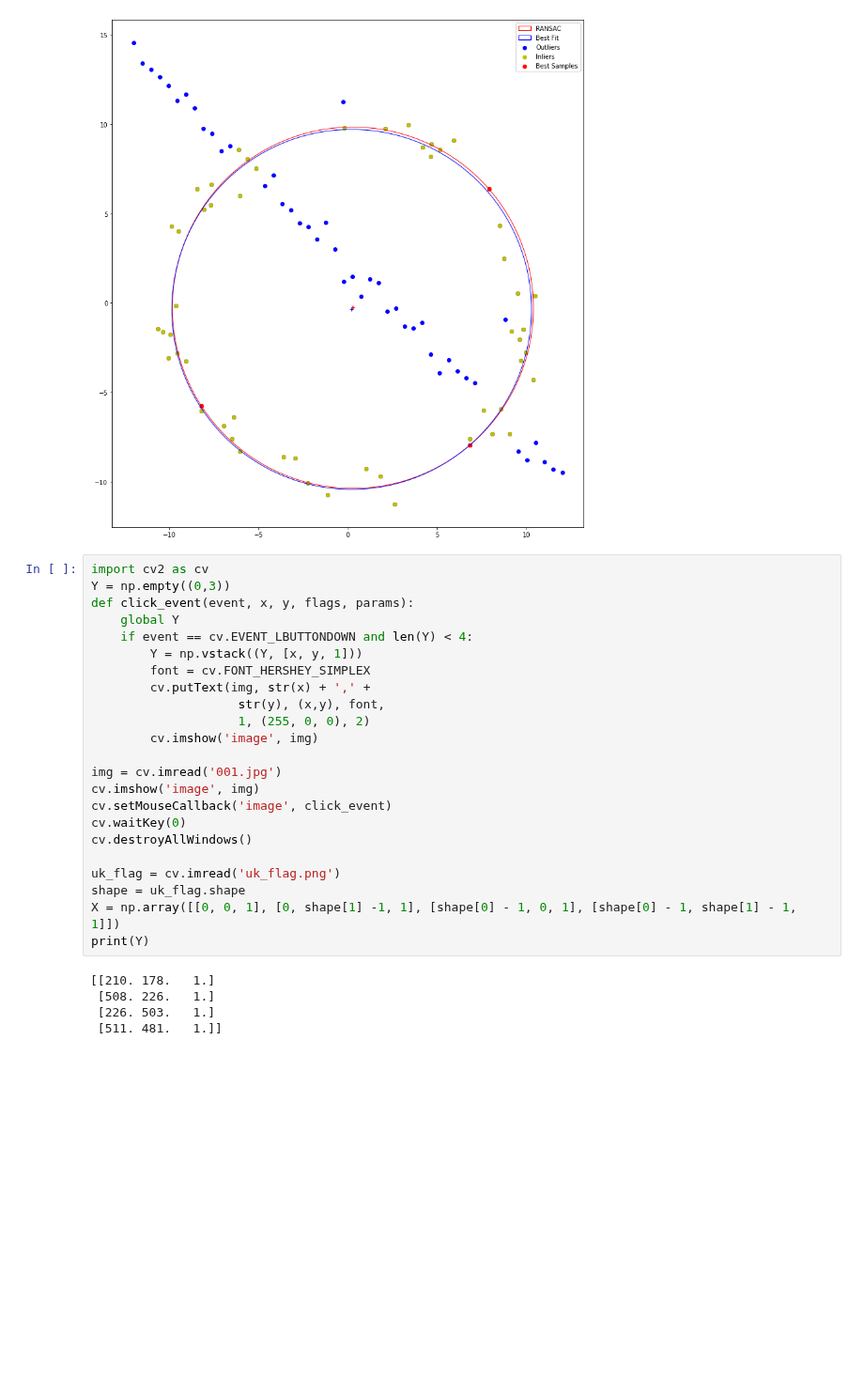
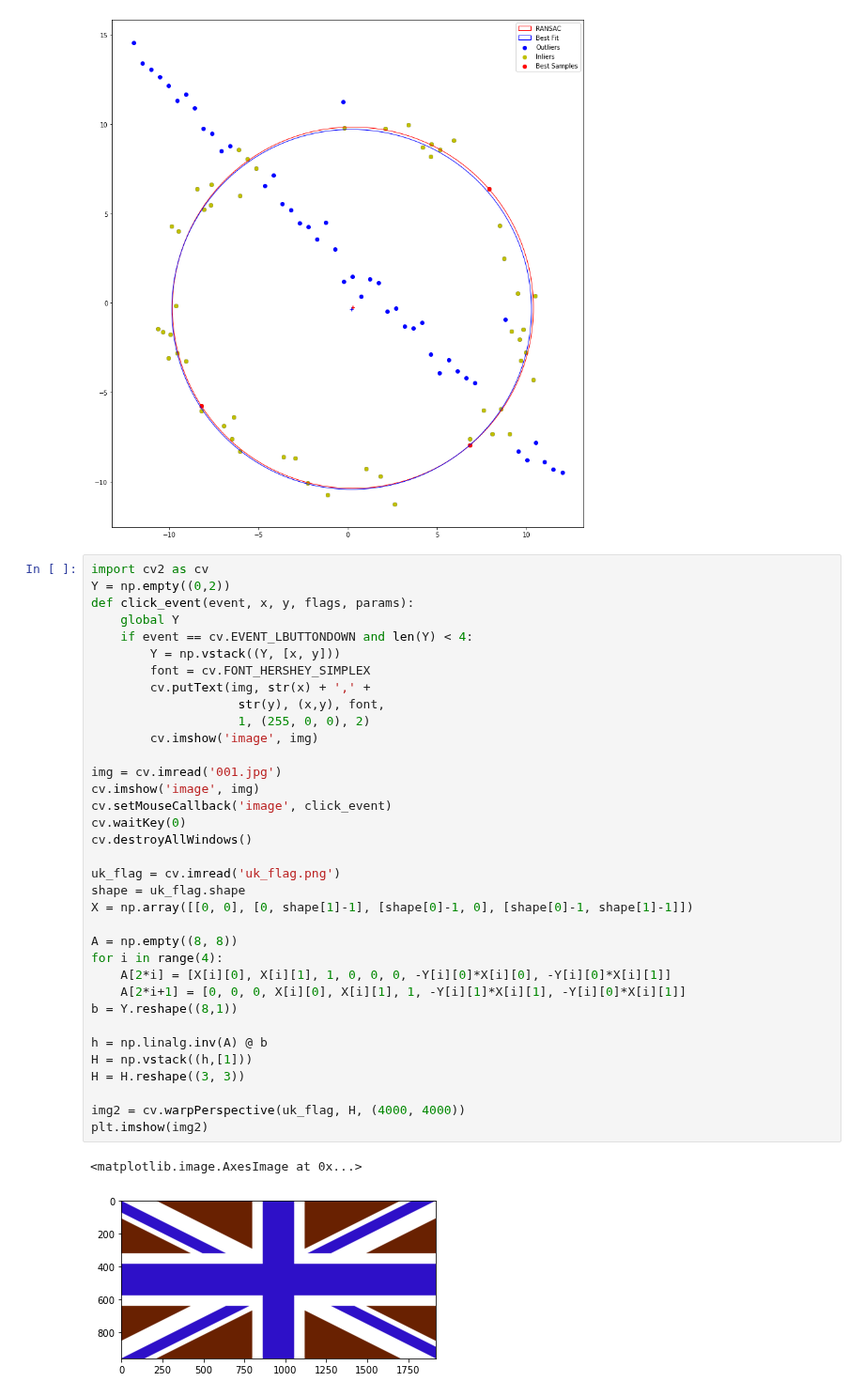
Before and after one commit to dakshinatharindu/Image-Processing, a Jupyter notebook: Assignment-02/190622R_a02.ipynb, the cells around one changed output. Shown at 94% size. Drawn from its saved outputs; the diff is of its cells as text; blank space fills up the shorter version.

```diff
--- a/Assignment-02/190622R_a02.ipynb
+++ b/Assignment-02/190622R_a02.ipynb
@@ -77,29 +77,39 @@ plt.show()
 [figure]
 # %%
 import cv2 as cv
-Y = np.empty((0,3))
+Y = np.empty((0,2))
 def click_event(event, x, y, flags, params):
     global Y
     if event == cv.EVENT_LBUTTONDOWN and len(Y) < 4:
-        Y = np.vstack((Y, [x, y, 1]))
+        Y = np.vstack((Y, [x, y]))
         font = cv.FONT_HERSHEY_SIMPLEX
         cv.putText(img, str(x) + ',' +
                     str(y), (x,y), font,
                     1, (255, 0, 0), 2)
         cv.imshow('image', img)
 
 img = cv.imread('001.jpg')
 cv.imshow('image', img)
 cv.setMouseCallback('image', click_event)
 cv.waitKey(0)
 cv.destroyAllWindows()
 
 uk_flag = cv.imread('uk_flag.png')
 shape = uk_flag.shape
-X = np.array([[0, 0, 1], [0, shape[1] -1, 1], [shape[0] - 1, 0, 1], [shape[0] - 1, shape[1] - 1, 1]])
-print(Y)
+X = np.array([[0, 0], [0, shape[1]-1], [shape[0]-1, 0], [shape[0]-1, shape[1]-1]])
+
+A = np.empty((8, 8))
+for i in range(4):
+    A[2*i] = [X[i][0], X[i][1], 1, 0, 0, 0, -Y[i][0]*X[i][0], -Y[i][0]*X[i][1]]
+    A[2*i+1] = [0, 0, 0, X[i][0], X[i][1], 1, -Y[i][1]*X[i][1], -Y[i][0]*X[i][1]]
+b = Y.reshape((8,1))
+
+h = np.linalg.inv(A) @ b
+H = np.vstack((h,[1]))
+H = H.reshape((3, 3))
+
+img2 = cv.warpPerspective(uk_flag, H, (4000, 4000))
+plt.imshow(img2)
 # %% [output]
-[[210. 178.   1.]
- [508. 226.   1.]
- [226. 503.   1.]
- [511. 481.   1.]]
+<matplotlib.image.AxesImage at 0x...>
+[figure, added]
```
Also changed, not shown: parts of 1 cell of this notebook.
